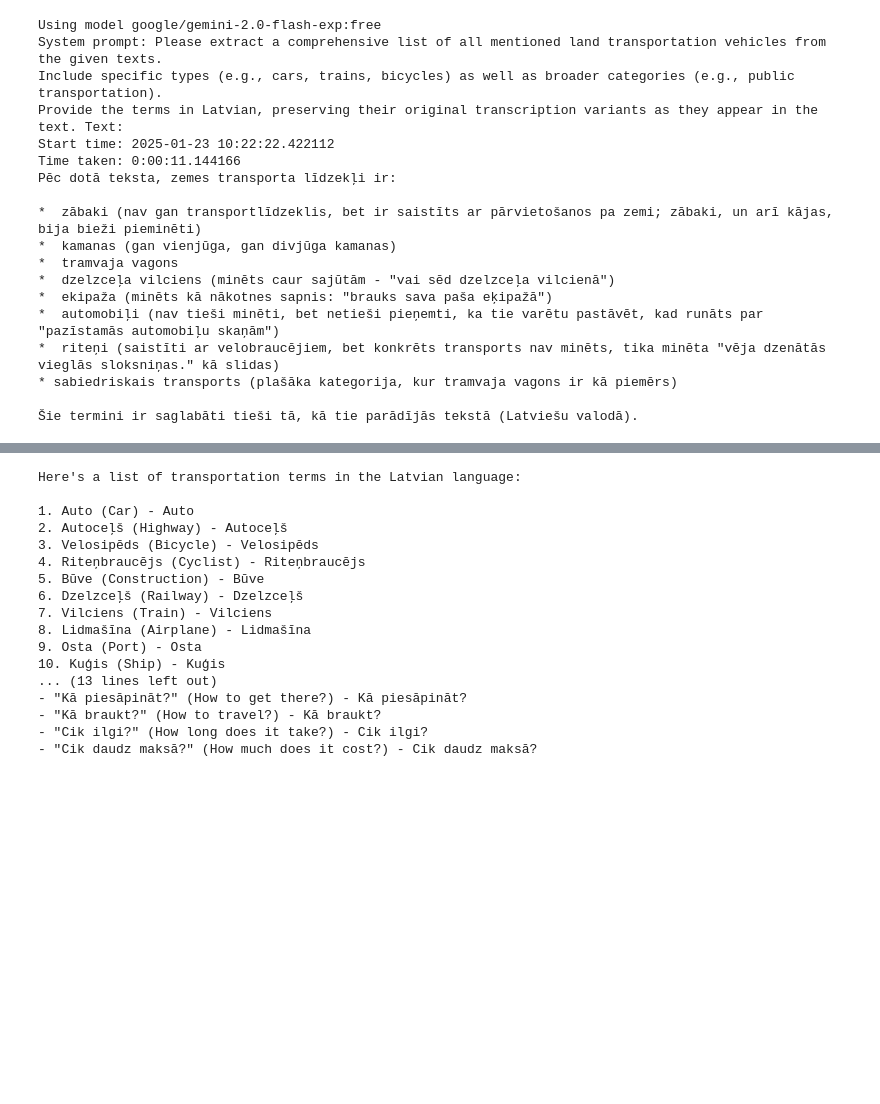
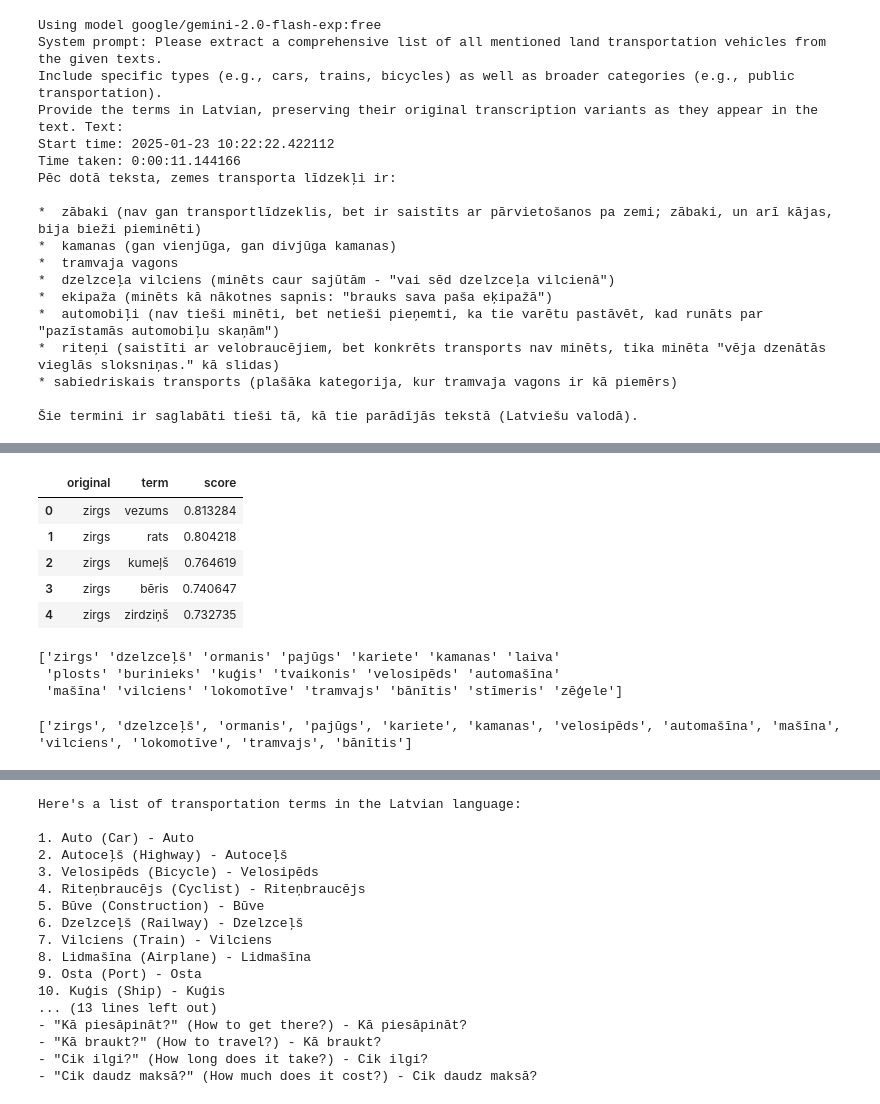
Before and after one commit to ValRCS/lnb_transports, a Jupyter notebook: notebooks/Testing_OpenRouter.ipynb, the cells around one changed output, grey strips where cells are left out. Cells and saved outputs as stored; diff of their text form; code cells hidden in the pictures; blank space fills up the shorter version.

```diff
--- a/notebooks/Testing_OpenRouter.ipynb
+++ b/notebooks/Testing_OpenRouter.ipynb
@@ -209,0 +364,44 @@ Pēc dotā teksta, zemes transporta līdzekļi ir:
+# %%
+# now let's use pandas to load last csv from csv subfolder
+import pandas as pd
+
+csv_folder = Path("../csv")
+# assert csv_folder exists
+assert csv_folder.exists(), "csv folder does not exist"
+# list all files
+csv_files = list(csv_folder.glob("*.csv"))
+# sort by last modified
+csv_files = sorted(csv_files, key=lambda x: x.stat().st_mtime)
+# get latest file
+csv_file = csv_files[-1]
+# read csv file
+df = pd.read_csv(csv_file)
+# print first 5 rows
+df.head()
+# %% [output]
+|  | original | term | score |
+| 0 | zirgs | vezums | 0.813284 |
+| 1 | zirgs | rats | 0.804218 |
+| 2 | zirgs | kumeļš | 0.764619 |
+| 3 | zirgs | bēris | 0.740647 |
+| 4 | zirgs | zirdziņš | 0.732735 |
+# %%
+# get unique values from first column
+unique_values = df.iloc[:, 0].unique()
+# print unique values
+print(unique_values)
+# %% [output]
+['zirgs' 'dzelzceļš' 'ormanis' 'pajūgs' 'kariete' 'kamanas' 'laiva'
+ 'plosts' 'burinieks' 'kuģis' 'tvaikonis' 'velosipēds' 'automašīna'
+ 'mašīna' 'vilciens' 'lokomotīve' 'tramvajs' 'bānītis' 'stīmeris' 'zēģele']
+# %%
+land_transportation = """'zirgs' 'dzelzceļš' 'ormanis' 'pajūgs' 'kariete' 'kamanas'
+'velosipēds' 'automašīna' 'mašīna' 'vilciens' 'lokomotīve' 'tramvajs' 'bānītis'"""
+# get rid of '
+land_transportation = land_transportation.replace("'", "")
+# split by space
+land_transportation = land_transportation.split()
+# print land_transportation
+print(land_transportation)
+# %% [output]
+['zirgs', 'dzelzceļš', 'ormanis', 'pajūgs', 'kariete', 'kamanas', 'velosipēds', 'automašīna', 'mašīna', 'vilciens', 'lokomotīve', 'tramvajs', 'bānītis']
```
Also changed, not shown: parts of 13 cells of this notebook, 1 other file.
